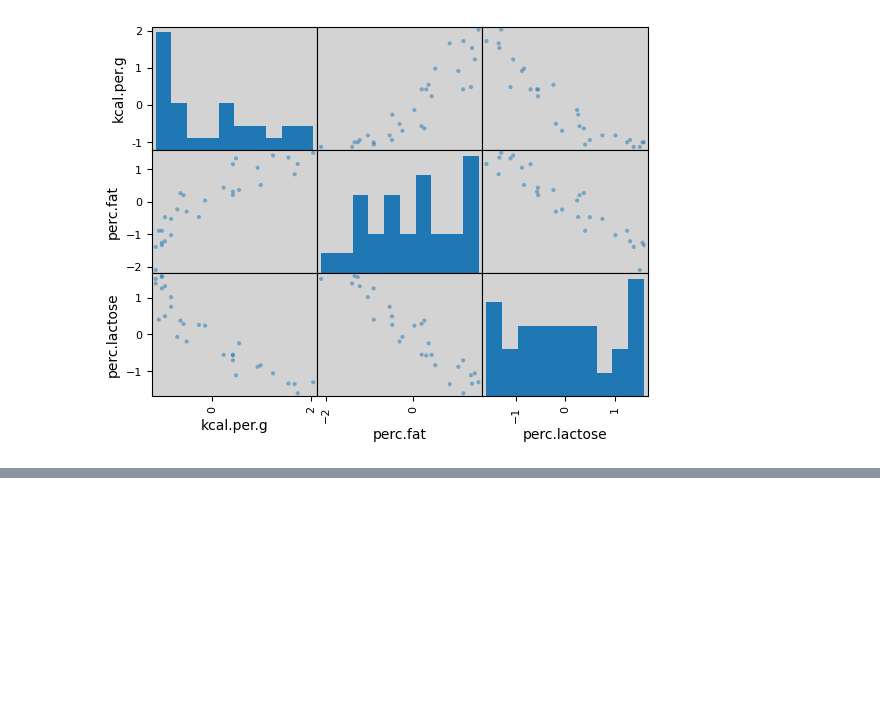
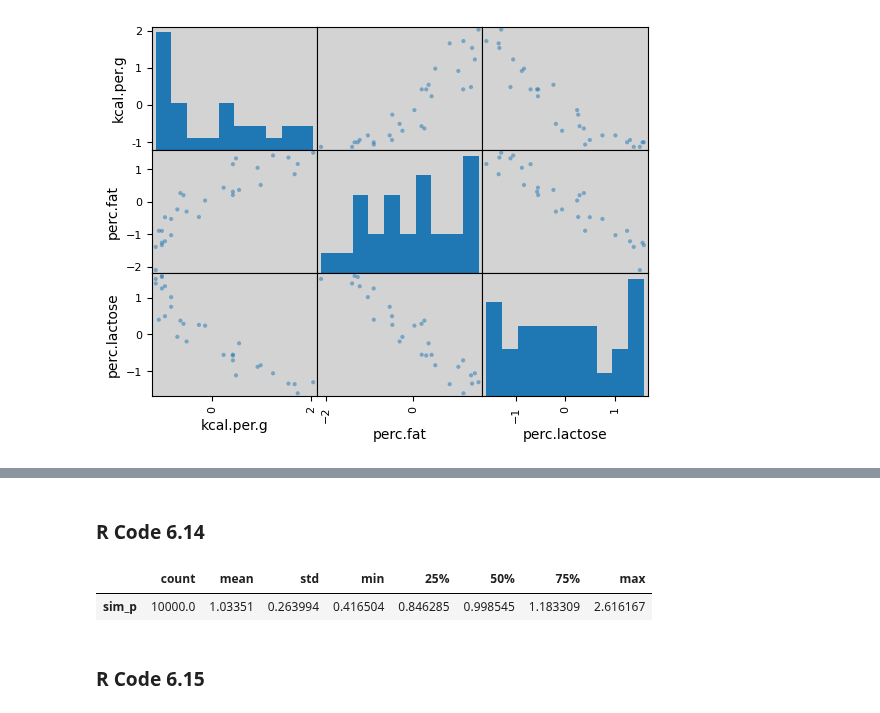
Before and after one commit to rodolphomacedo/statistical_rethinking_pt_BR, a Jupyter notebook: parte_6.ipynb, the cells around one changed output, grey strips where cells are left out. Cells and saved outputs as stored; diff of their text form; code cells hidden in the pictures; blank space fills up the shorter version.

```diff
--- a/parte_6.ipynb
+++ b/parte_6.ipynb
@@ -531,0 +641,10 @@ Overthinking: Simulando a colineariedade.
+# %% [markdown]
+### R Code 6.14
+# %%
+sim_p = np.random.lognormal(0, 0.25, int(1e4))
+pd.DataFrame(sim_p, columns=['sim_p']).describe().T
+# %% [output]
+|  | count | mean | std | min | 25% | 50% | 75% | max |
+| sim_p | 10000.0 | 1.03351 | 0.263994 | 0.416504 | 0.846285 | 0.998545 | 1.183309 | 2.616167 |
+# %% [markdown]
+### R Code 6.15
```
Also changed, not shown: parts of 25 cells of this notebook.
